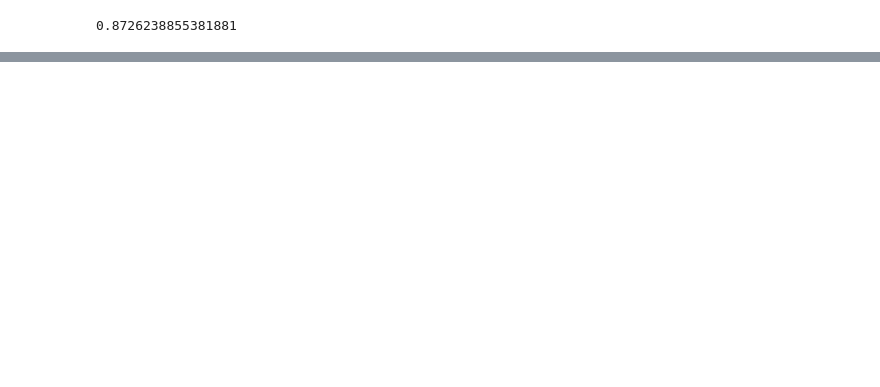
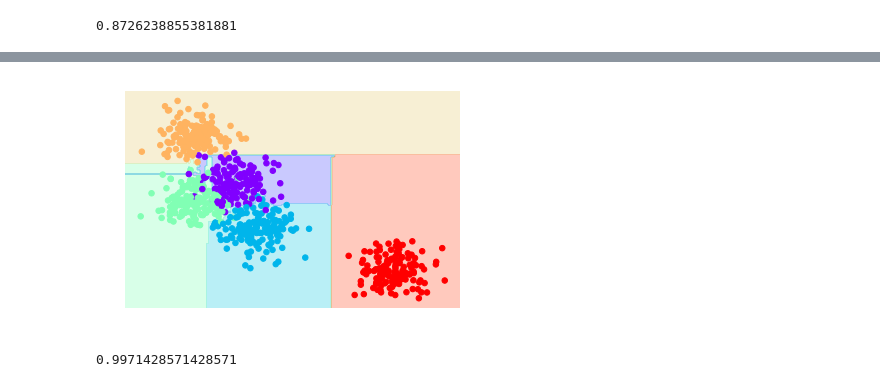
Before and after one commit to UNCG-CSE/Guilford_EMS, a Jupyter notebook: src/Machine Learning.ipynb, the cells around one changed output, grey strips where cells are left out. Saved outputs shown, nothing was run; the diff lists cells and outputs as text; code cells hidden in the pictures; blank space fills up the shorter version.

```diff
--- a/src/Machine Learning.ipynb
+++ b/src/Machine Learning.ipynb
@@ -408,0 +415,11 @@ print(score)
+# %%
+from sklearn.ensemble import RandomForestClassifier
+clf = RandomForestClassifier(max_depth=10)
+y_pred = RandomForestClassifier().fit(X_train, y_train)
+visualize_classifier(clf, X_train, y_train);
+# %% [output]
+[figure, added]
+# %%
+clf.score(X_train, y_train,sample_weight=None)
+# %% [output]
+0.9971428571428571
```
Also changed, not shown: parts of 35 cells of this notebook.
